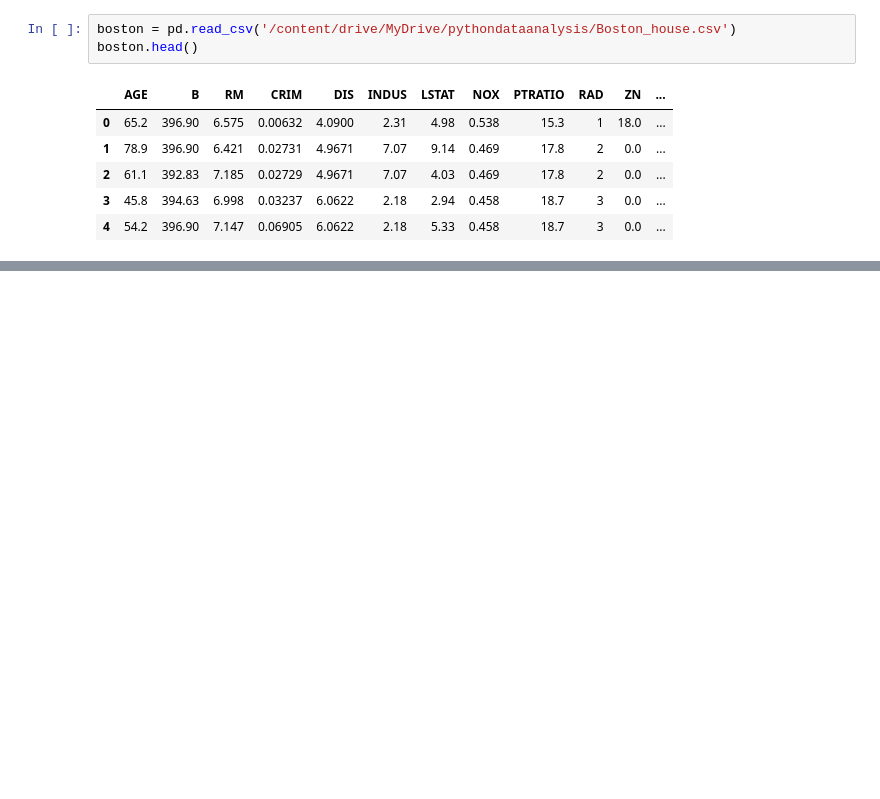
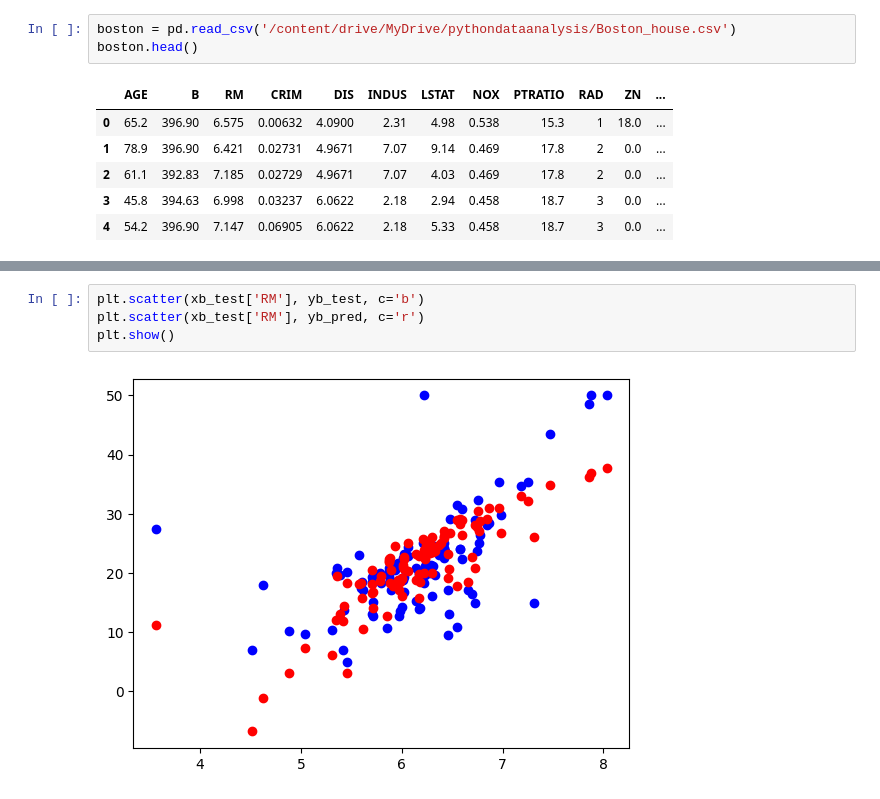
Before and after one commit to rladbstj56/2024PythonDataAnalysis, a Jupyter notebook: 241017.ipynb, the cells around one changed output, grey strips where cells are left out. Saved outputs shown, nothing was run; the diff lists cells and outputs as text; blank space fills up the shorter version.

```diff
--- a/241017.ipynb
+++ b/241017.ipynb
@@ -124,0 +154,6 @@ plt.scatter()
+# %%
+plt.scatter(xb_test['RM'], yb_test, c='b')
+plt.scatter(xb_test['RM'], yb_pred, c='r')
+plt.show()
+# %% [output]
+[figure, added]
```
Also changed, not shown: parts of 7 cells of this notebook.
